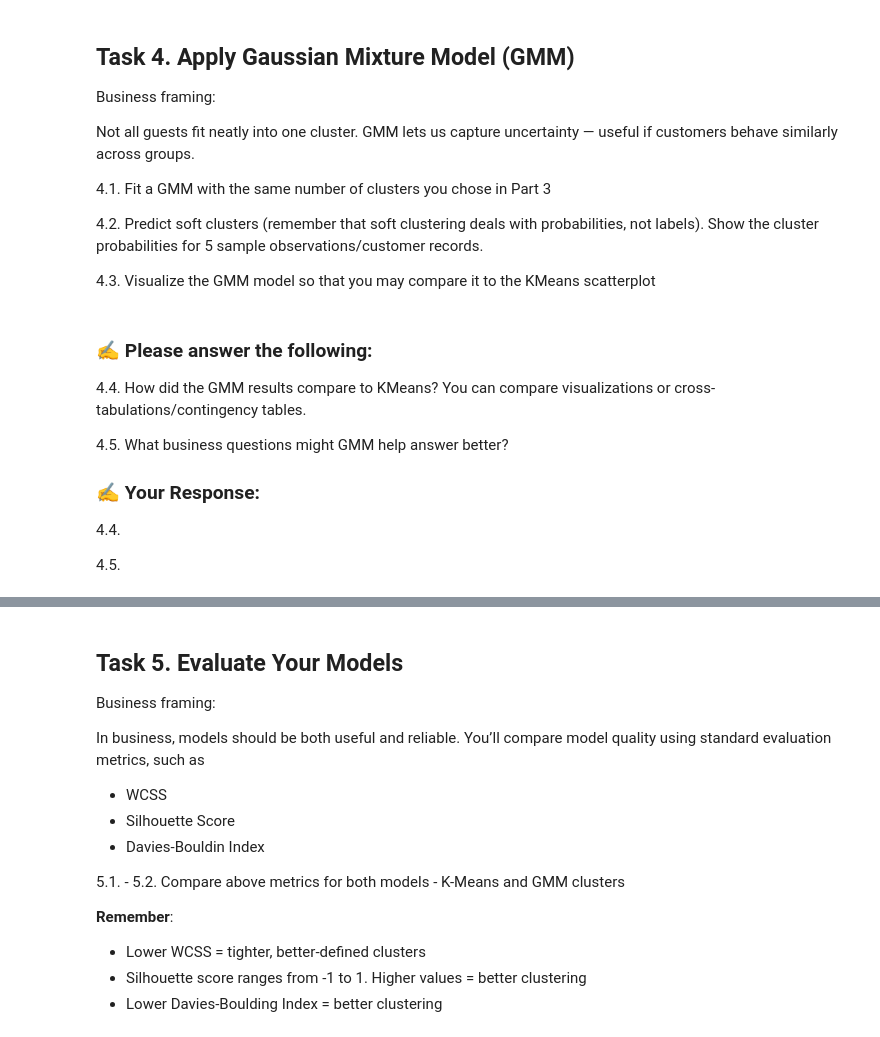
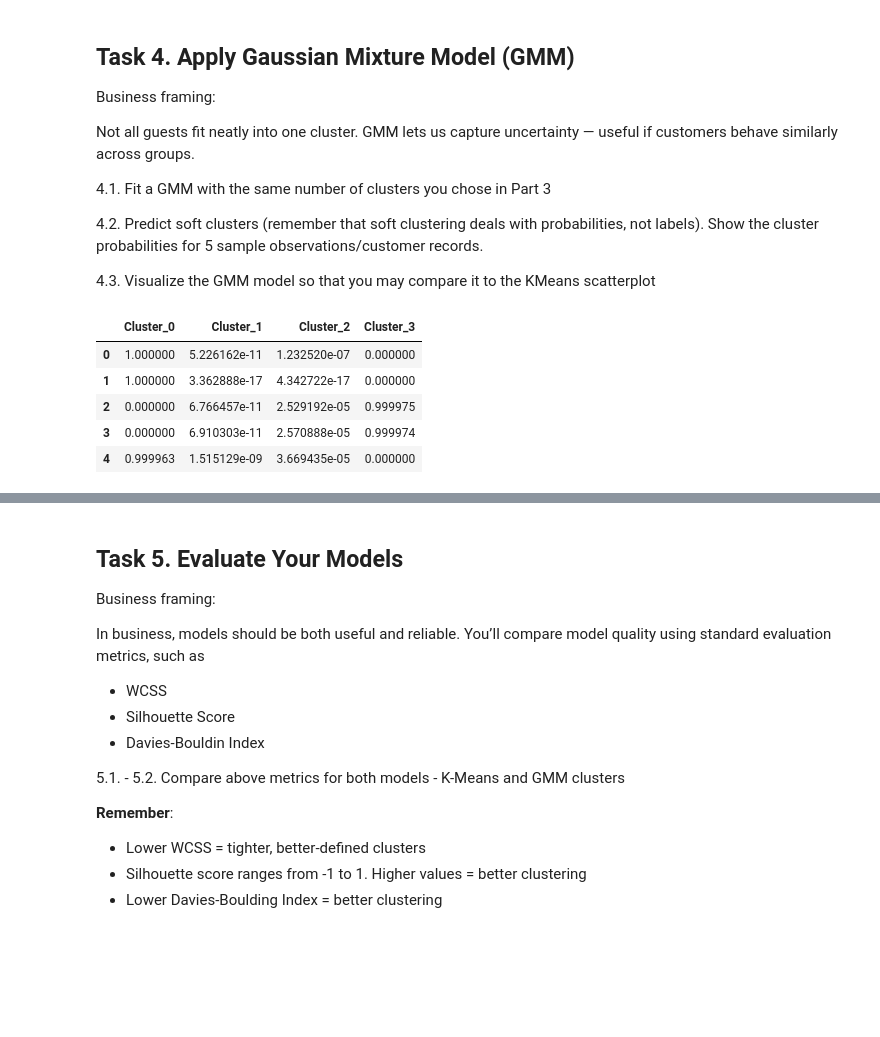
Before and after one commit to AhAlhaimi/AlhaimiAhmad-IS4487, a Jupyter notebook: Assignments/assignment_09_clustering.ipynb, the cells around one changed output, grey strips where cells are left out. Drawn from its saved outputs; the diff is of its cells as text; code cells hidden in the pictures; blank space fills up the shorter version.

```diff
--- a/Assignments/assignment_09_clustering.ipynb
+++ b/Assignments/assignment_09_clustering.ipynb
@@ -256,11 +249,26 @@ Not all guests fit neatly into one cluster. GMM lets us capture uncertainty —
-# %% [markdown]
-### ✍️ Please answer the following:
-
-4.4. How did the GMM results compare to KMeans? You can compare visualizations or cross-tabulations/contingency tables.
-
-4.5. What business questions might GMM help answer better?
-
-### ✍️ Your Response:
-4.4.
-
-4.5.
+# %%
+# 4.1. Add code here — Fit a GMM model with same k as in K-Means
+from sklearn.mixture import GaussianMixture
+
+gmm = GaussianMixture(n_components=4, random_state=35)
+gmm.fit(scaled_df)
+
+# 4.2. Add code here — Predict soft clusters (probabilities)
+gmm_probs = gmm.predict_proba(scaled_df)
+gmm_labels = gmm.predict(scaled_df)
+
+# Attach GMM cluster labels to the main DataFrame
+df.loc[segment_df.index, 'gmm_cluster'] = gmm_labels
+# Fill NaN values with -1 before converting to integer
+df['gmm_cluster'] = df['gmm_cluster'].fillna(-1).astype('int64')
+
+
+# Show probabilities for 5 sample guests
+pd.DataFrame(gmm_probs[:5], columns=[f'Cluster_{i}' for i in range(4)])
+# %% [output]
+|  | Cluster_0 | Cluster_1 | Cluster_2 | Cluster_3 |
+| 0 | 1.000000 | 5.226162e-11 | 1.232520e-07 | 0.000000 |
+| 1 | 1.000000 | 3.362888e-17 | 4.342722e-17 | 0.000000 |
+| 2 | 0.000000 | 6.766457e-11 | 2.529192e-05 | 0.999975 |
+| 3 | 0.000000 | 6.910303e-11 | 2.570888e-05 | 0.999974 |
+| 4 | 0.999963 | 1.515129e-09 | 3.669435e-05 | 0.000000 |
```
Also changed, not shown: parts of 7 cells of this notebook.
